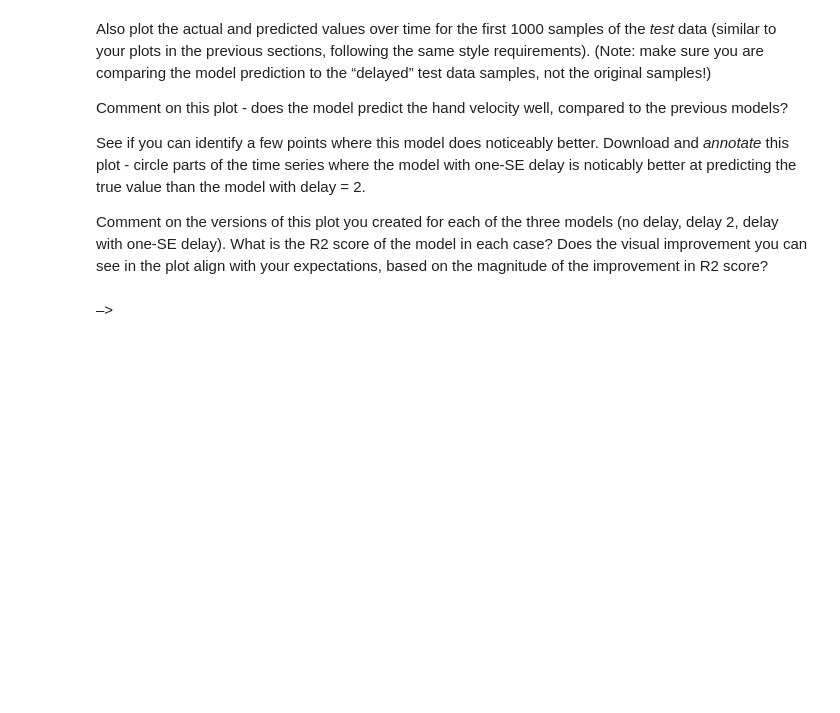
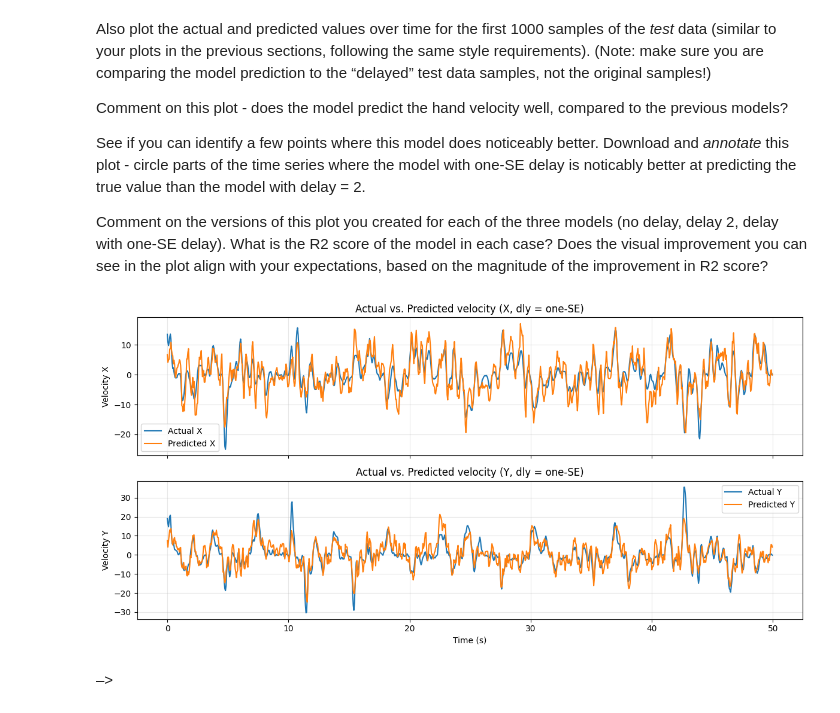
Before and after one commit to lz3546-cloud/IntroML, a Jupyter notebook: notebooks/4-neural-model-selection-hw.ipynb, the cells around one changed output. Drawn from its saved outputs; the diff is of its cells as text; code cells hidden in the pictures; blank space fills up the shorter version.

```diff
--- a/notebooks/4-neural-model-selection-hw.ipynb
+++ b/notebooks/4-neural-model-selection-hw.ipynb
@@ -547,16 +547,17 @@ First, create an “best according to one-SE delay” training and test set
 # %%
 #grade (write your code in this cell and DO NOT DELETE THIS LINE)
 
-# Un-comment this line:
-# X_dly_one_se, y_dly_one_se = create_dly_data(X, y, d_one_se)
+X_dly_one_se, y_dly_one_se = create_dly_data(X, y, d_one_se)
 
 # Then, use train_test_split to create Xtr_dly_one_se, ytr_dly_one_se and Xts_dly_one_se, yts_dly_one_se
-# (using the same settings as before)
-# Xtr_dly_one_se, ytr_dly_one_se = ...
-# Xts_dly_one_se, yts_dly_one_se = ...
+from sklearn.model_selection import train_test_split
+
+Xtr_dly_one_se, Xts_dly_one_se, ytr_dly_one_se, yts_dly_one_se = train_test_split(X_dly_one_se, y_dly_one_se, test_size=0.33, shuffle=False)
 # %% [markdown]
 Then, fit a linear model:
 # %%
 #grade (write your code in this cell and DO NOT DELETE THIS LINE)
+# TODO: Fit a linear model with `dly=d_one_se`
 
-# TODO: Fit a linear model with `dly=d_one_se`
+model_dly_one_se = LinearRegression()
+model_dly_one_se.fit(Xtr_dly_one_se, ytr_dly_one_se)
@@ -566,10 +569,11 @@ Use your fitted model to get the predictions `yhat_dly_one_se` and find the R2 s
 Print the value of `rsq_dly_one_se`. It should be substantially better than before.
 # %%
 #grade (write your code in this cell and DO NOT DELETE THIS LINE)
+# Predict on the test data
+yhat_dly_one_se = model_dly_one_se.predict(Xts_dly_one_se)
 
-# TODO: Fit a linear model with `dly=d_one_se` (continued)
-# yhat_dly_one_se = ...
-# rsq_dly_one_se = ...
+# Compute R² on the test data
+rsq_dly_one_se = r2_score(yts_dly_one_se, yhat_dly_one_se)
 # %% [markdown]
 Also plot the actual and predicted values over time for the first 1000 samples of the *test* data (similar to your plots in the previous sections, following the same style requirements). (Note: make sure you are comparing the model prediction to the “delayed” test data samples, not the original samples!)
 
@@ -583,2 +585,29 @@ Comment on the versions of this plot you created for each of the three models (n
+# %%
+# TODO: Predicted and true values over time for dly=d_one_se visualization
+t = np.arange(1000) * tsamp  # time axis in seconds for first 1000 rows
+
+fig, axes = plt.subplots(2, 1, figsize=(12, 6), sharex=True)
+
+# X direction
+axes[0].plot(t, yts_dly_one_se[:1000, 0], label="Actual X")
+axes[0].plot(t, yhat_dly_one_se[:1000, 0], label="Predicted X")
+axes[0].set_ylabel("Velocity X")
+axes[0].set_title("Actual vs. Predicted velocity (X, dly = one-SE)")
+axes[0].legend()
+axes[0].grid(True, alpha=0.3)
+
+# Y direction
+axes[1].plot(t, yts_dly_one_se[:1000, 1], label="Actual Y")
+axes[1].plot(t, yhat_dly_one_se[:1000, 1], label="Predicted Y")
+axes[1].set_xlabel("Time (s)")
+axes[1].set_ylabel("Velocity Y")
+axes[1].set_title("Actual vs. Predicted velocity (Y, dly = one-SE)")
+axes[1].legend()
+axes[1].grid(True, alpha=0.3)
+
+plt.tight_layout()
+plt.show()
+# %% [output]
+[figure, added]
 # %% [markdown]
 –\>
```
Also changed, not shown: parts of 3 cells of this notebook.
